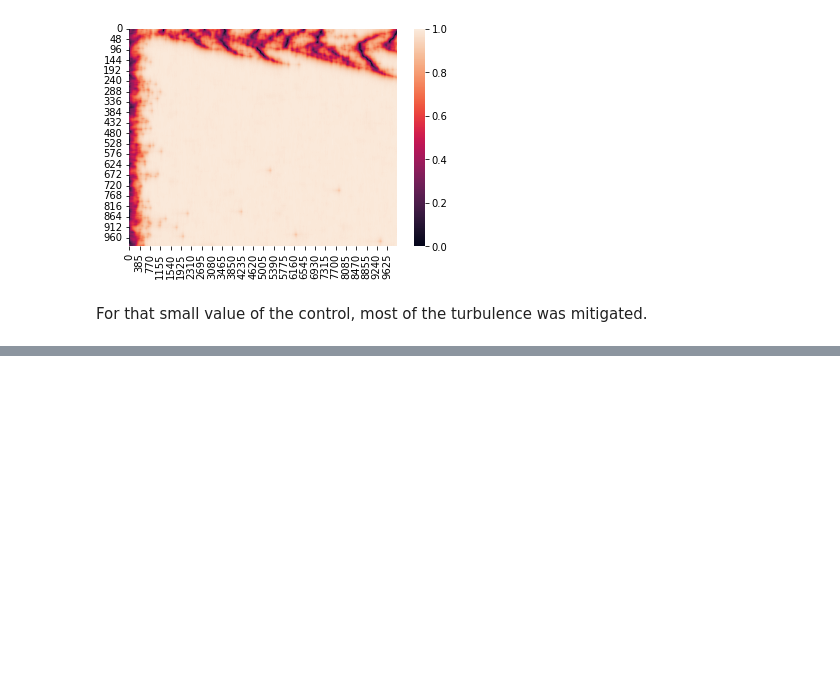
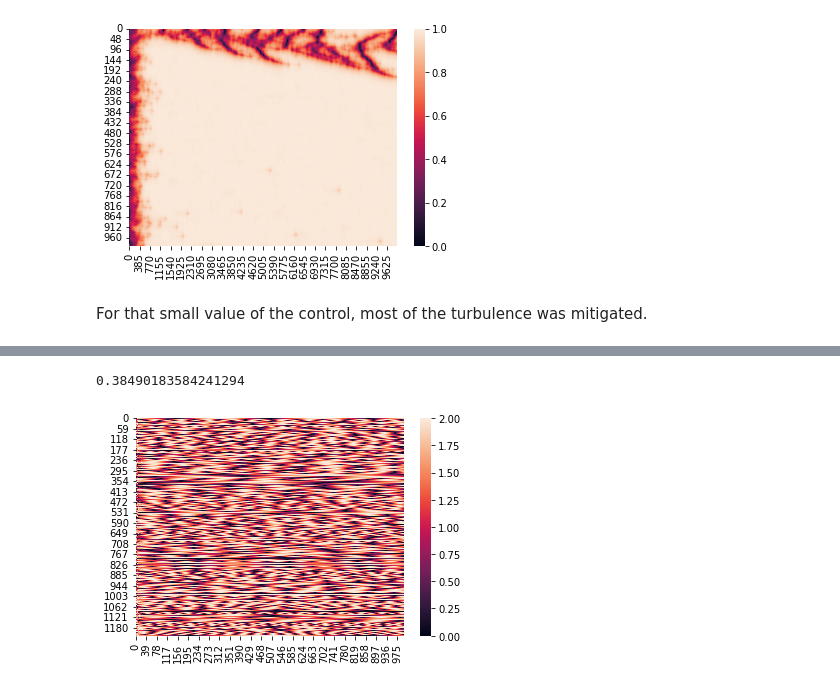
Before and after one commit to rnartallo/turbulencecontrol, a Jupyter notebook: TurbulenceControl.ipynb, the cells around one changed output, grey strips where cells are left out. Cells and saved outputs as stored; diff of their text form; code cells hidden in the pictures; blank space fills up the shorter version.

```diff
--- a/TurbulenceControl.ipynb
+++ b/TurbulenceControl.ipynb
@@ -208,0 +261,2 @@ For that small value of the control, most of the turbulence was mitigated.
+# %%
+E,pairs = CTM.CalculateEdgeCenteredMatrix(bounded_phi)
@@ -208,0 +269,6 @@ For that small value of the control, most of the turbulence was mitigated.
+# %%
+sbn.heatmap(E)
+CTM.CalculateVariance(E)
+# %% [output]
+0.38490183584241294
+[figure, added]
```
Also changed, not shown: parts of 17 cells of this notebook, 5 other files.
